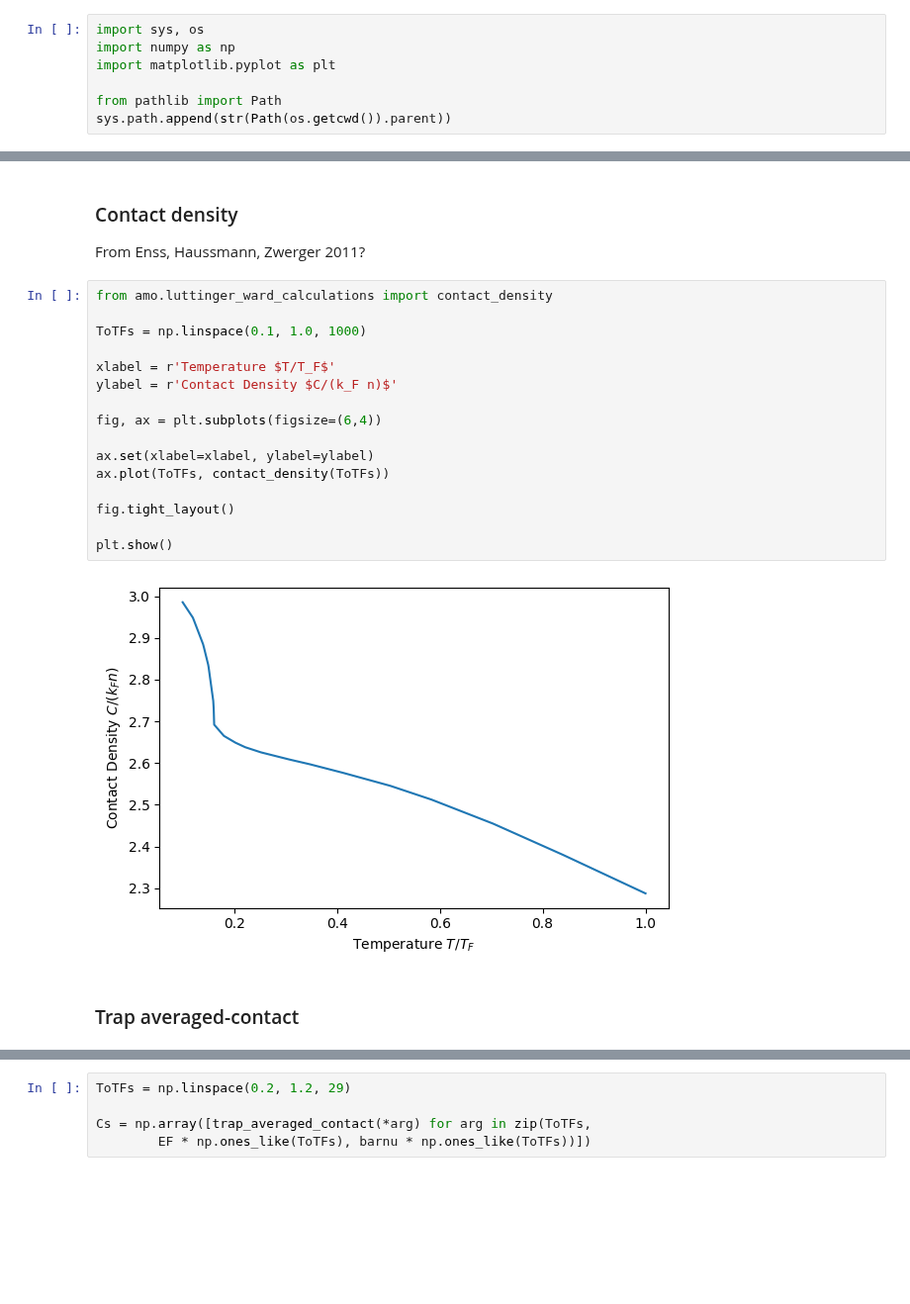
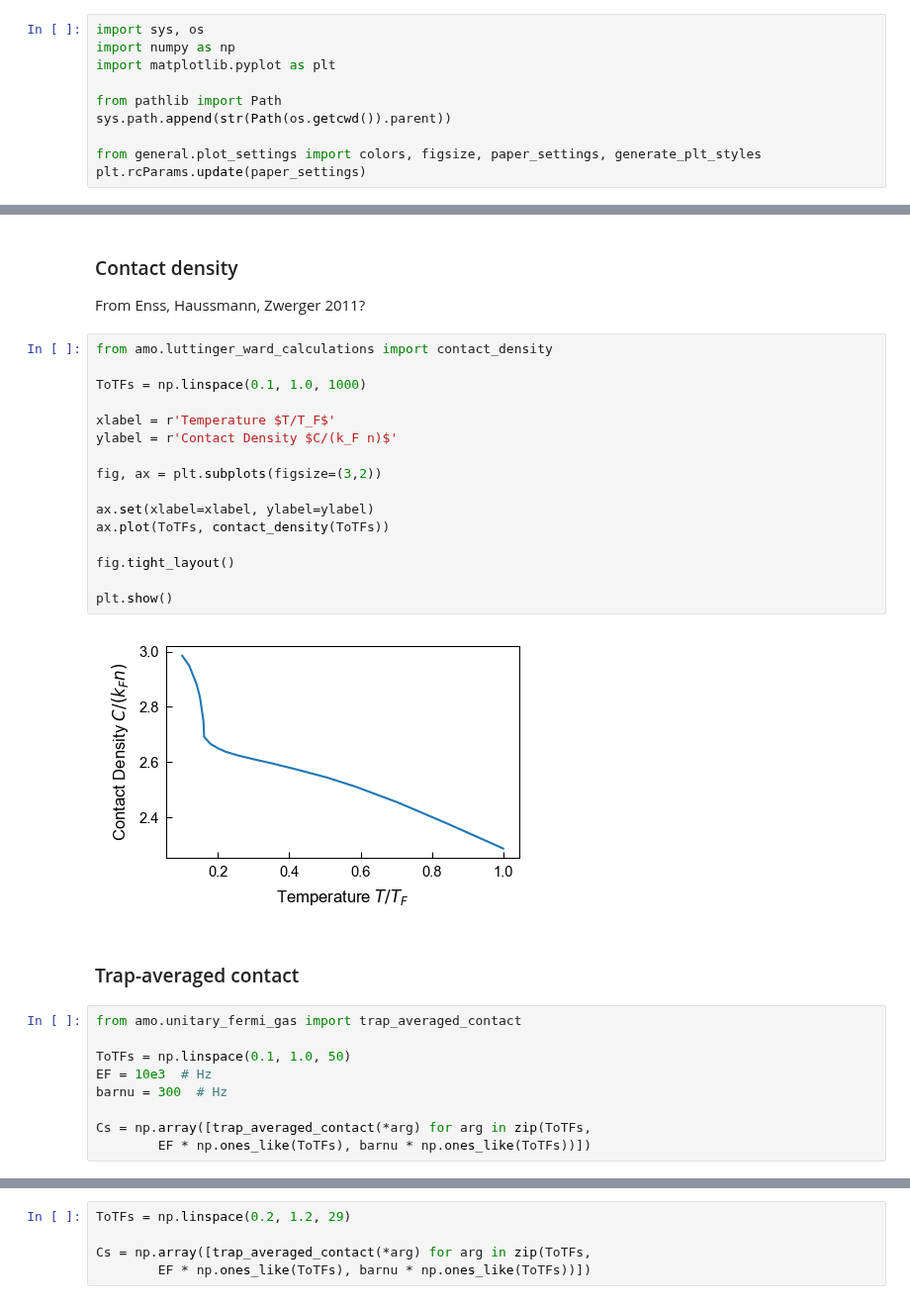
Before and after one commit to colinjdale/ChiPyLab, a Jupyter notebook: examples/plot_unitary_fermi_gas.ipynb, the cells around one changed output, grey strips where cells are left out. Shown at 99% size. Saved outputs shown, nothing was run; the diff lists cells and outputs as text; blank space fills up the shorter version.

```diff
--- a/examples/plot_unitary_fermi_gas.ipynb
+++ b/examples/plot_unitary_fermi_gas.ipynb
@@ -8,3 +8,6 @@ import matplotlib.pyplot as plt
 
 from pathlib import Path
 sys.path.append(str(Path(os.getcwd()).parent))
+
+from general.plot_settings import colors, figsize, paper_settings, generate_plt_styles
+plt.rcParams.update(paper_settings)
@@ -14,20 +143,29 @@ From Enss, Haussmann, Zwerger 2011?
 # %%
 from amo.luttinger_ward_calculations import contact_density
 
 ToTFs = np.linspace(0.1, 1.0, 1000)
 
 xlabel = r'Temperature $T/T_F$'
 ylabel = r'Contact Density $C/(k_F n)$'
 
-fig, ax = plt.subplots(figsize=(6,4))
+fig, ax = plt.subplots(figsize=(3,2))
 
 ax.set(xlabel=xlabel, ylabel=ylabel)
 ax.plot(ToTFs, contact_density(ToTFs))
 
 fig.tight_layout()
 
 plt.show()
 # %% [output]
-[figure, old version]
+[figure, new version]
 # %% [markdown]
-### Trap averaged-contact
+### Trap-averaged contact
+# %%
+from amo.unitary_fermi_gas import trap_averaged_contact
+
+ToTFs = np.linspace(0.1, 1.0, 50)
+EF = 10e3  # Hz
+barnu = 300  # Hz
+
+Cs = np.array([trap_averaged_contact(*arg) for arg in zip(ToTFs,
+        EF * np.ones_like(ToTFs), barnu * np.ones_like(ToTFs))])
```
Also changed, not shown: parts of 8 cells of this notebook, 4 other files.
